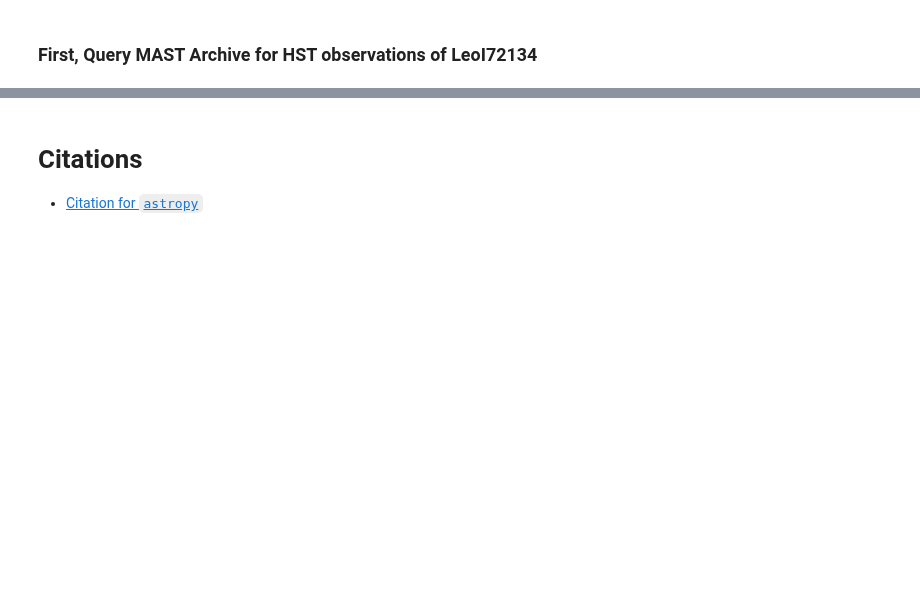
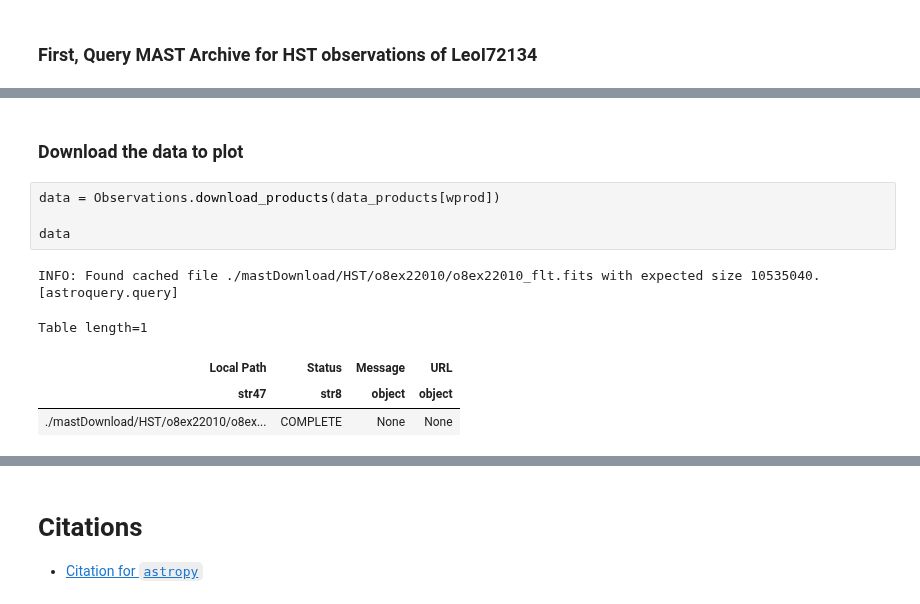
Before and after one commit to ScienceBetter/notebooks-stsci, a Jupyter notebook: notebooks/MAST/ultrafaint_dwarf_galaxy_search/ultrafaint_dwarf_galaxy_search.ipynb, the cells around one changed output, grey strips where cells are left out. Saved outputs shown, nothing was run; the diff lists cells and outputs as text; blank space fills up the shorter version.

```diff
--- a/notebooks/MAST/ultrafaint_dwarf_galaxy_search/ultrafaint_dwarf_galaxy_search.ipynb
+++ b/notebooks/MAST/ultrafaint_dwarf_galaxy_search/ultrafaint_dwarf_galaxy_search.ipynb
@@ -501,0 +441,12 @@ KeyError: "Keyword 'FLUX' not found."
+# %% [markdown]
+### Download the data to plot
+# %%
+data = Observations.download_products(data_products[wprod])
+
+data
+# %% [output]
+INFO: Found cached file ./mastDownload/HST/o8ex22010/o8ex22010_flt.fits with expected size 10535040. [astroquery.query]
+Table length=1
+| Local Path | Status | Message | URL |
+| str47 | str8 | object | object |
+| ./mastDownload/HST/o8ex22010/o8ex... | COMPLETE | None | None |
```
Also changed, not shown: parts of 31 cells of this notebook, 2 other files.
